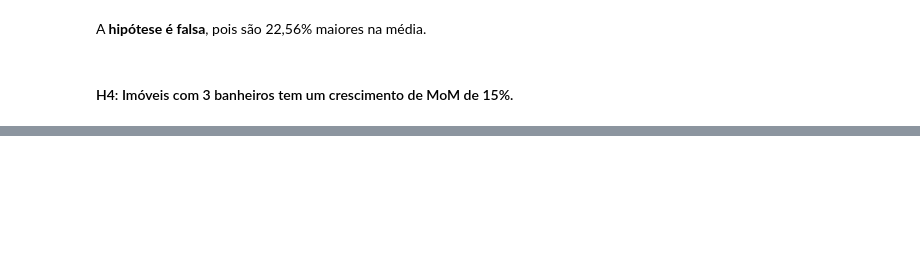
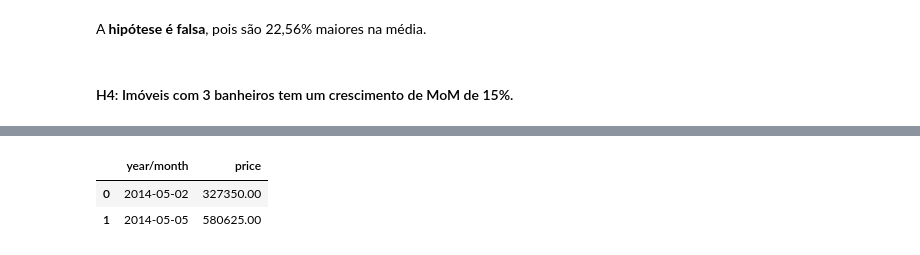
Before and after one commit to renankalfa/data-analysis-house-rocket, a Jupyter notebook: House Hocket - Data Analysis.ipynb, the cells around one changed output, grey strips where cells are left out. Cells and saved outputs as stored; diff of their text form; code cells hidden in the pictures; blank space fills up the shorter version.

```diff
--- a/House Hocket - Data Analysis.ipynb
+++ b/House Hocket - Data Analysis.ipynb
@@ -411,0 +392,7 @@ fig.show()
+# %%
+line_df = bath3[['price', 'year/month']].groupby('year/month').mean().reset_index()
+line_df.head(2)
+# %% [output]
+|  | year/month | price |
+| 0 | 2014-05-02 | 327350.00 |
+| 1 | 2014-05-05 | 580625.00 |
```
Also changed, not shown: parts of 16 cells of this notebook.
